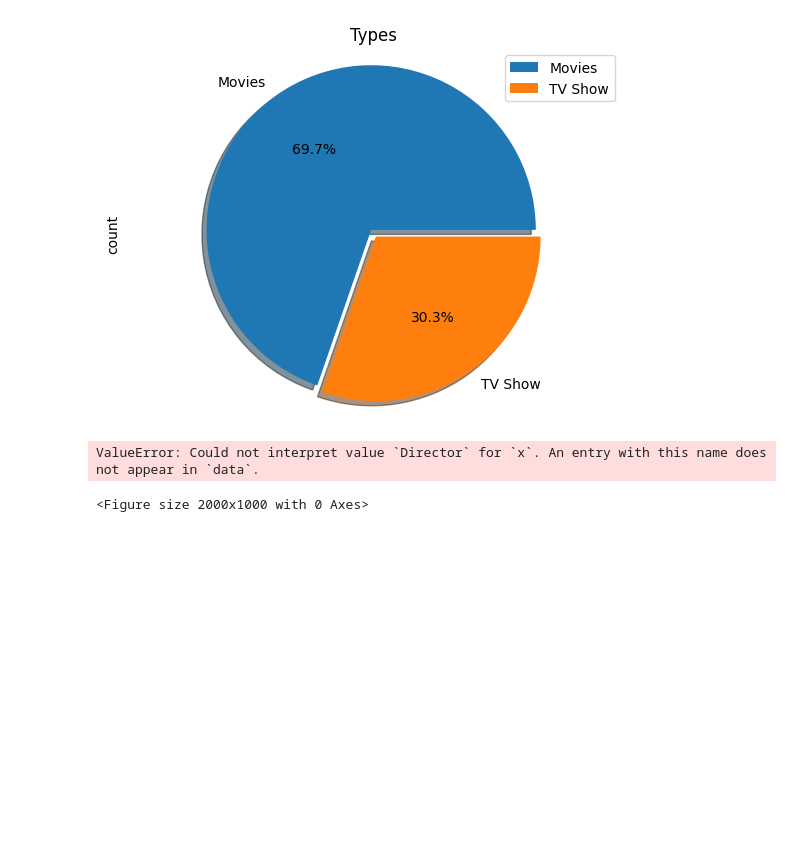
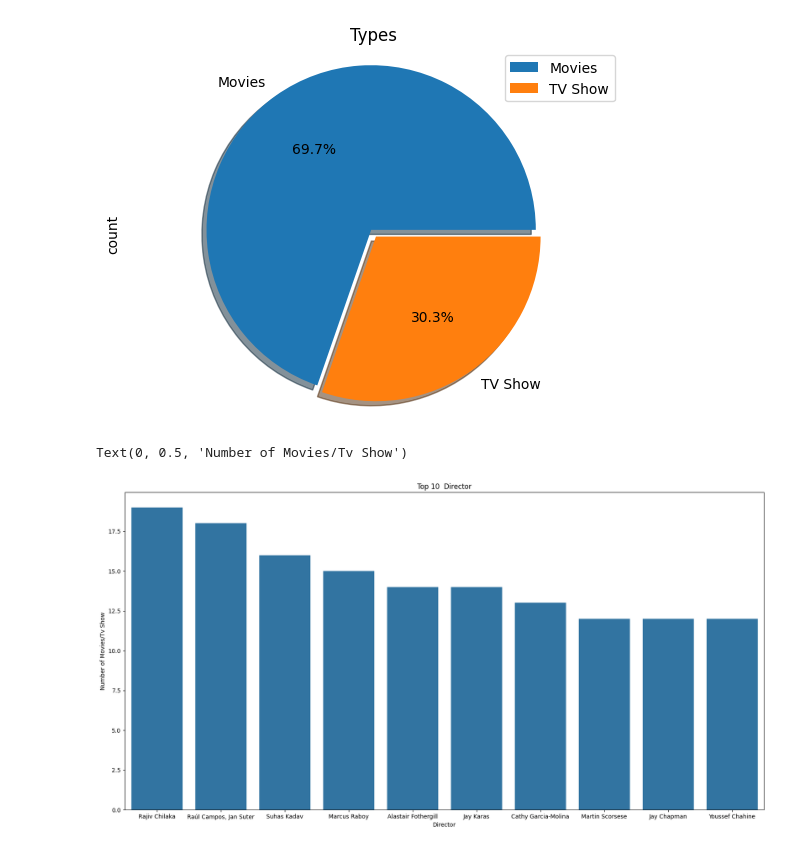
Before and after one commit to Dani-8/Netflix-Data-Analysis, a Jupyter notebook: Netflix-Data-Analysis.ipynb, the cells around one changed output. Saved outputs shown, nothing was run; the diff lists cells and outputs as text; code cells hidden in the pictures; blank space fills up the shorter version.

```diff
--- a/Netflix-Data-Analysis.ipynb
+++ b/Netflix-Data-Analysis.ipynb
@@ -632,10 +632,10 @@ Text(0.5, 1.0, 'Types')
 # %%
 plt.figure(figsize=[20,10])
 
-sns.barplot(x="Director", y="count", data=top_10_director)
+sns.barplot(x="director", y="count", data=top_10_director)
 plt.title("Top 10  Director")
 plt.xlabel("Director")
 plt.ylabel("Number of Movies/Tv Show")
 # %% [output]
-ValueError: Could not interpret value `Director` for `x`. An entry with this name does not appear in `data`.
+Text(0, 0.5, 'Number of Movies/Tv Show')
-<Figure size 2000x1000 with 0 Axes>
+[figure, added]
```
